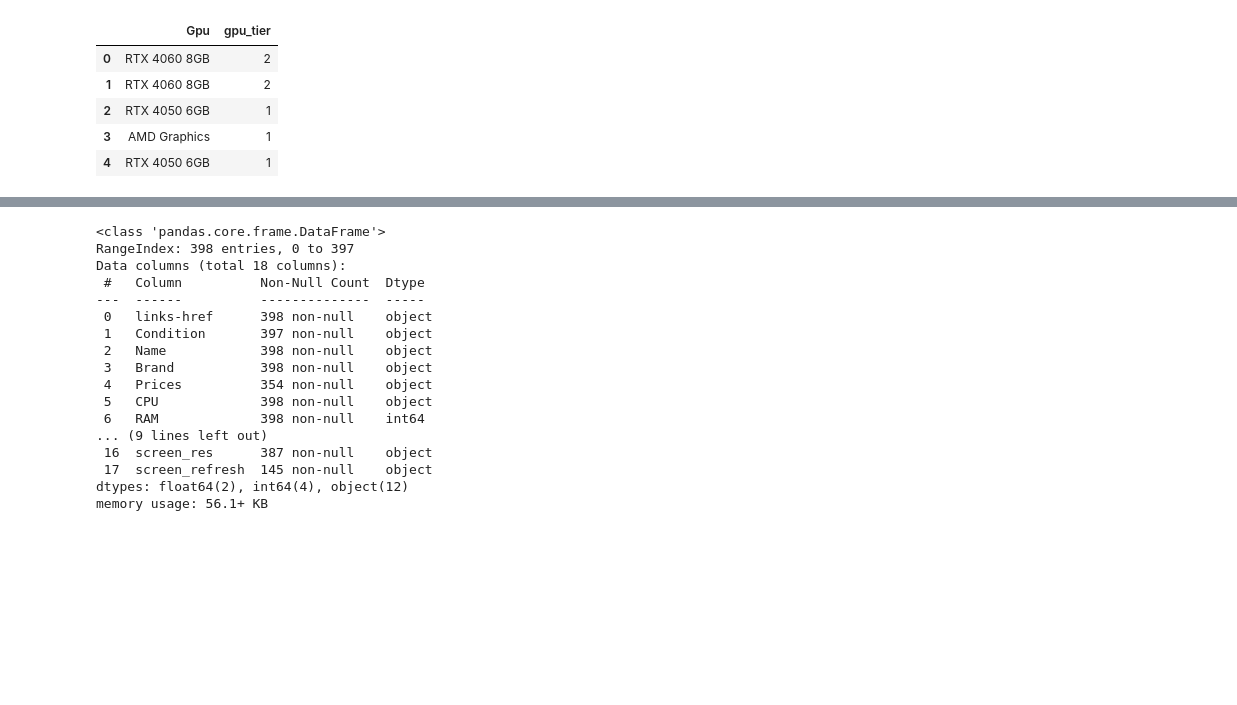
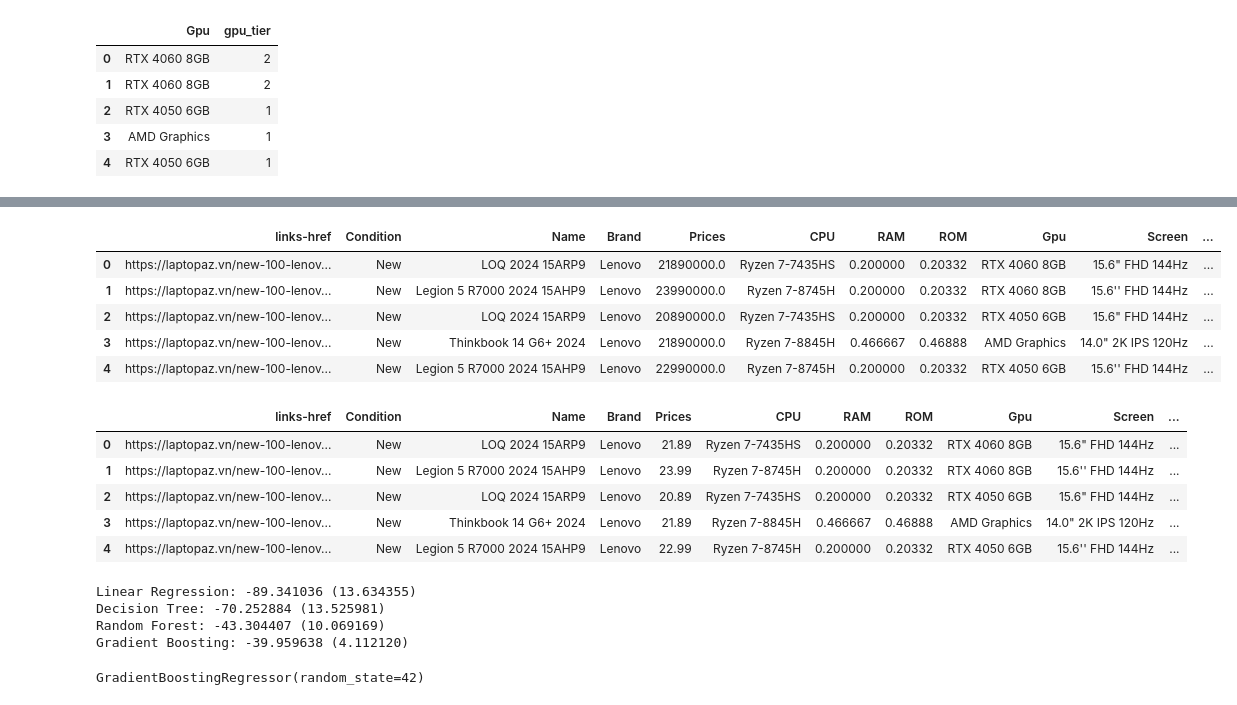
Before and after one commit to Ldkhanhduy/DO_AN_2, a Jupyter notebook: duyldk/part_2/preprocessing.ipynb, the cells around one changed output, grey strips where cells are left out. Drawn from its saved outputs; the diff is of its cells as text; code cells hidden in the pictures; blank space fills up the shorter version.

```diff
--- a/duyldk/part_2/preprocessing.ipynb
+++ b/duyldk/part_2/preprocessing.ipynb
@@ -248,27 +266,22 @@ dataset.head()
 | 4 | https://laptopaz.vn/new-100-lenov... | New | Legion 5 R7000 2024 15AHP9 | Lenovo | 22.990.000 | Ryzen 7-8745H | 16 | 512 | RTX 4050 6GB | 15.6'' FHD 144Hz | ... |
 # %%
-# Tách kích thước
-dataset['screen_size'] = dataset['Screen'].str.extract(r'(\d{2}(?:\.\d)?)')
 # Tách độ phân giải (FHD, QHD, 4K...)
-dataset['screen_res'] = dataset['Screen'].str.extract(r'(FHD|HD|QHD|4K|UHD|2K|2.5K|3K)', expand=False)
+dataset['screen_res'] = dataset['Screen'].str.extract(r'(FHD|HD|QHD|4K|UHD|2K|2.5K|3K|3.5K)', expand=False)
 # %%
-dataset.head(10)
-dataset.info()
+res_map = {'HD': 0,'FHD': 1,'2K': 2,'2.5K':3,'3K':4,'3.5K':5,'4K':6}
+dataset['screen_tier'] = dataset['screen_res'].map(res_map)
-# %% [output]
-<class 'pandas.core.frame.DataFrame'>
-RangeIndex: 398 entries, 0 to 397
-Data columns (total 18 columns):
- #   Column          Non-Null Count  Dtype
----  ------          --------------  -----
- 0   links-href      398 non-null    object
- 1   Condition       397 non-null    object
- 2   Name            398 non-null    object
- 3   Brand           398 non-null    object
- 4   Prices          354 non-null    object
- 5   CPU             398 non-null    object
- 6   RAM             398 non-null    int64
-... (9 lines left out)
- 16  screen_res      387 non-null    object
- 17  screen_refresh  145 non-null    object
-dtypes: float64(2), int64(4), object(12)
-memory usage: 56.1+ KB
+# %%
+condition_map = {'Windows 11': 3, 'Windows 10': 2, 'Windows 11 Home': 1, 'Windows': 0}
+dataset['os_tier'] = dataset['Os_sys'].map(condition_map)
+# %%
+scaler = MinMaxScaler()
+dataset[['RAM', 'ROM', 'Weight']] = scaler.fit_transform(dataset[['RAM', 'ROM', 'Weight']])
+# %%
+dataset.head()
+# %% [output]
+|  | links-href | Condition | Name | Brand | Prices | CPU | RAM | ROM | Gpu | Screen | ... |
+| 0 | https://laptopaz.vn/new-100-lenov... | New | LOQ 2024 15ARP9 | Lenovo | 21890000.0 | Ryzen 7-7435HS | 0.200000 | 0.20332 | RTX 4060 8GB | 15.6" FHD 144Hz | ... |
+| 1 | https://laptopaz.vn/new-100-lenov... | New | Legion 5 R7000 2024 15AHP9 | Lenovo | 23990000.0 | Ryzen 7-8745H | 0.200000 | 0.20332 | RTX 4060 8GB | 15.6'' FHD 144Hz | ... |
+| 2 | https://laptopaz.vn/new-100-lenov... | New | LOQ 2024 15ARP9 | Lenovo | 20890000.0 | Ryzen 7-7435HS | 0.200000 | 0.20332 | RTX 4050 6GB | 15.6" FHD 144Hz | ... |
+| 3 | https://laptopaz.vn/new-100-lenov... | New | Thinkbook 14 G6+ 2024 | Lenovo | 21890000.0 | Ryzen 7-8845H | 0.466667 | 0.46888 | AMD Graphics | 14.0" 2K IPS 120Hz | ... |
+| 4 | https://laptopaz.vn/new-100-lenov... | New | Legion 5 R7000 2024 15AHP9 | Lenovo | 22990000.0 | Ryzen 7-8745H | 0.200000 | 0.20332 | RTX 4050 6GB | 15.6'' FHD 144Hz | ... |
@@ -276,0 +294,9 @@ dataset.to_excel('D:\Subject\Year 3\DO_AN_2\dataset\preprocessed_laptop.xlsx', i
+# %%
+dataset.head()
+# %% [output]
+|  | links-href | Condition | Name | Brand | Prices | CPU | RAM | ROM | Gpu | Screen | ... |
+| 0 | https://laptopaz.vn/new-100-lenov... | New | LOQ 2024 15ARP9 | Lenovo | 21.89 | Ryzen 7-7435HS | 0.200000 | 0.20332 | RTX 4060 8GB | 15.6" FHD 144Hz | ... |
+| 1 | https://laptopaz.vn/new-100-lenov... | New | Legion 5 R7000 2024 15AHP9 | Lenovo | 23.99 | Ryzen 7-8745H | 0.200000 | 0.20332 | RTX 4060 8GB | 15.6'' FHD 144Hz | ... |
+| 2 | https://laptopaz.vn/new-100-lenov... | New | LOQ 2024 15ARP9 | Lenovo | 20.89 | Ryzen 7-7435HS | 0.200000 | 0.20332 | RTX 4050 6GB | 15.6" FHD 144Hz | ... |
+| 3 | https://laptopaz.vn/new-100-lenov... | New | Thinkbook 14 G6+ 2024 | Lenovo | 21.89 | Ryzen 7-8845H | 0.466667 | 0.46888 | AMD Graphics | 14.0" 2K IPS 120Hz | ... |
+| 4 | https://laptopaz.vn/new-100-lenov... | New | Legion 5 R7000 2024 15AHP9 | Lenovo | 22.99 | Ryzen 7-8745H | 0.200000 | 0.20332 | RTX 4050 6GB | 15.6'' FHD 144Hz | ... |
@@ -276,0 +324,20 @@ dataset.to_excel('D:\Subject\Year 3\DO_AN_2\dataset\preprocessed_laptop.xlsx', i
+# %%
+results = []
+names = []
+for name, model in models.items():
+  kfold = KFold(n_splits=5, random_state=42, shuffle=True)
+  cv_results = cross_val_score(model, x_train, y_train, cv=kfold, scoring='neg_mean_squared_error')
+  results.append(cv_results)
+  names.append(name)
+  msg = "%s: %f (%f)" % (name, cv_results.mean(), cv_results.std())
+  print(msg)
+# %% [output]
+Linear Regression: -89.341036 (13.634355)
+Decision Tree: -70.252884 (13.525981)
+Random Forest: -43.304407 (10.069169)
+Gradient Boosting: -39.959638 (4.112120)
+# %%
+model = GradientBoostingRegressor(random_state=42)
+model.fit(x_train, y_train)
+# %% [output]
+GradientBoostingRegressor(random_state=42)
```
Also changed, not shown: parts of 15 cells of this notebook, 1 other file.
